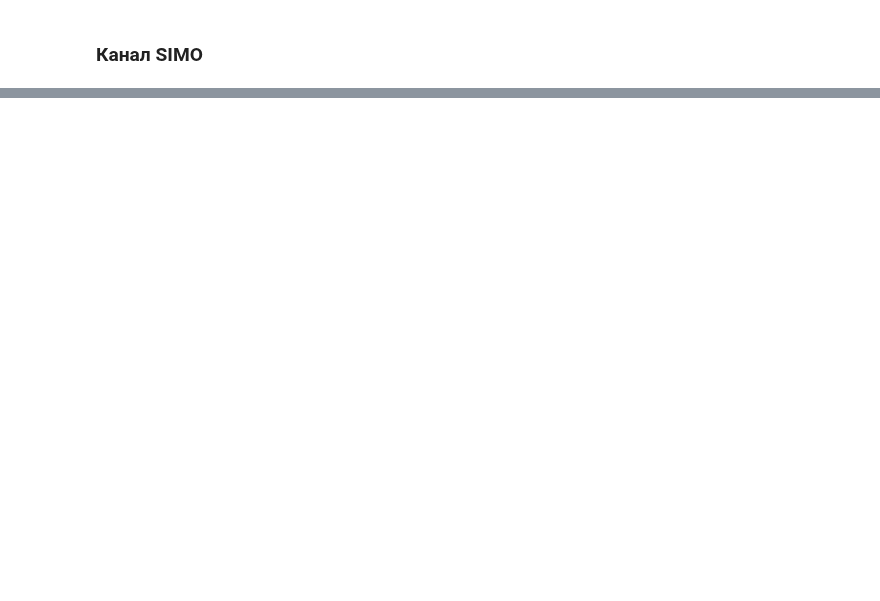
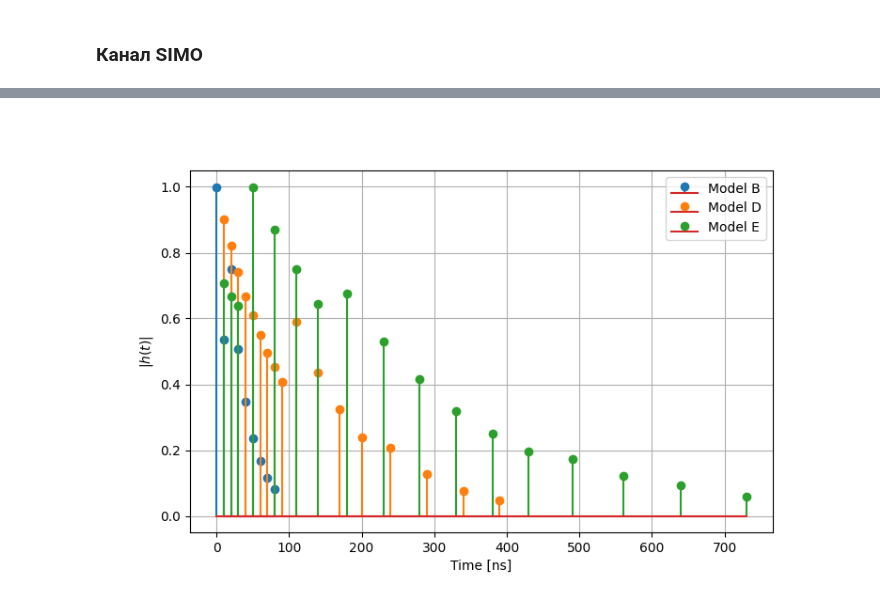
Before and after one commit to isvoropaev02/OFDM, a Jupyter notebook: model_version04/model_performance.ipynb, the cells around one changed output, grey strips where cells are left out. Cells and saved outputs as stored; diff of their text form; code cells hidden in the pictures; blank space fills up the shorter version.

Commit message:
stem_wlan_models

```diff
--- a/model_version04/model_performance.ipynb
+++ b/model_version04/model_performance.ipynb
@@ -10,6 +10,7 @@ from scipy.fft import fft, ifft
 # %% [markdown]
 ### Канал SIMO
 # %%
-h = pd.read_csv('..\\WLAN_std_channels\\WLAN_modelD.txt', sep=',', skiprows=[2],header=0, skipinitialspace=True)
-hE = pd.read_csv('..\\WLAN_std_channels\\WLAN_modelE.txt', sep=',', skiprows=[2],header=0, skipinitialspace=True)
+h = pd.read_csv('..\\WLAN_std_channels\\WLAN_modelD.txt', sep=',', skiprows=[1],header=0, skipinitialspace=True)
+hE = pd.read_csv('..\\WLAN_std_channels\\WLAN_modelE.txt', sep=',', skiprows=[1],header=0, skipinitialspace=True)
+hB = pd.read_csv('..\\WLAN_std_channels\\WLAN_modelB.txt', sep=',', skiprows=[1],header=0, skipinitialspace=True)
 # %%
@@ -17,10 +25,14 @@ h.head()
 # %%
 fig1 = plt.figure(figsize=(8,5))
 ax_1 = fig1.add_subplot(111)
-ax_1.stem(h['time_delay'], 10**(h['power_gain']/20), linefmt='C0-', markerfmt='ro', label='Model D')
-ax_1.stem(hE['time_delay'], 10**(hE['power_gain']/20), linefmt='C1-', markerfmt='go', label='Model E')
+ax_1.stem(hB['time_delay'], 10**(hB['power_gain']/20), linefmt='C0-', markerfmt='C0o', label='Model B')
+ax_1.stem(h['time_delay'], 10**(h['power_gain']/20), linefmt='C1-', markerfmt='C1o', label='Model D')
+ax_1.stem(hE['time_delay'], 10**(hE['power_gain']/20), linefmt='C2-', markerfmt='C2o', label='Model E')
 ax_1.set_ylabel(r"$|h(t)|$")
 ax_1.set_xlabel("Time [ns]")
 ax_1.grid()
+ax_1.legend()
 
 plt.show()
+# %% [output]
+[figure, added]
```
Also changed, not shown: parts of 2 cells of this notebook.
